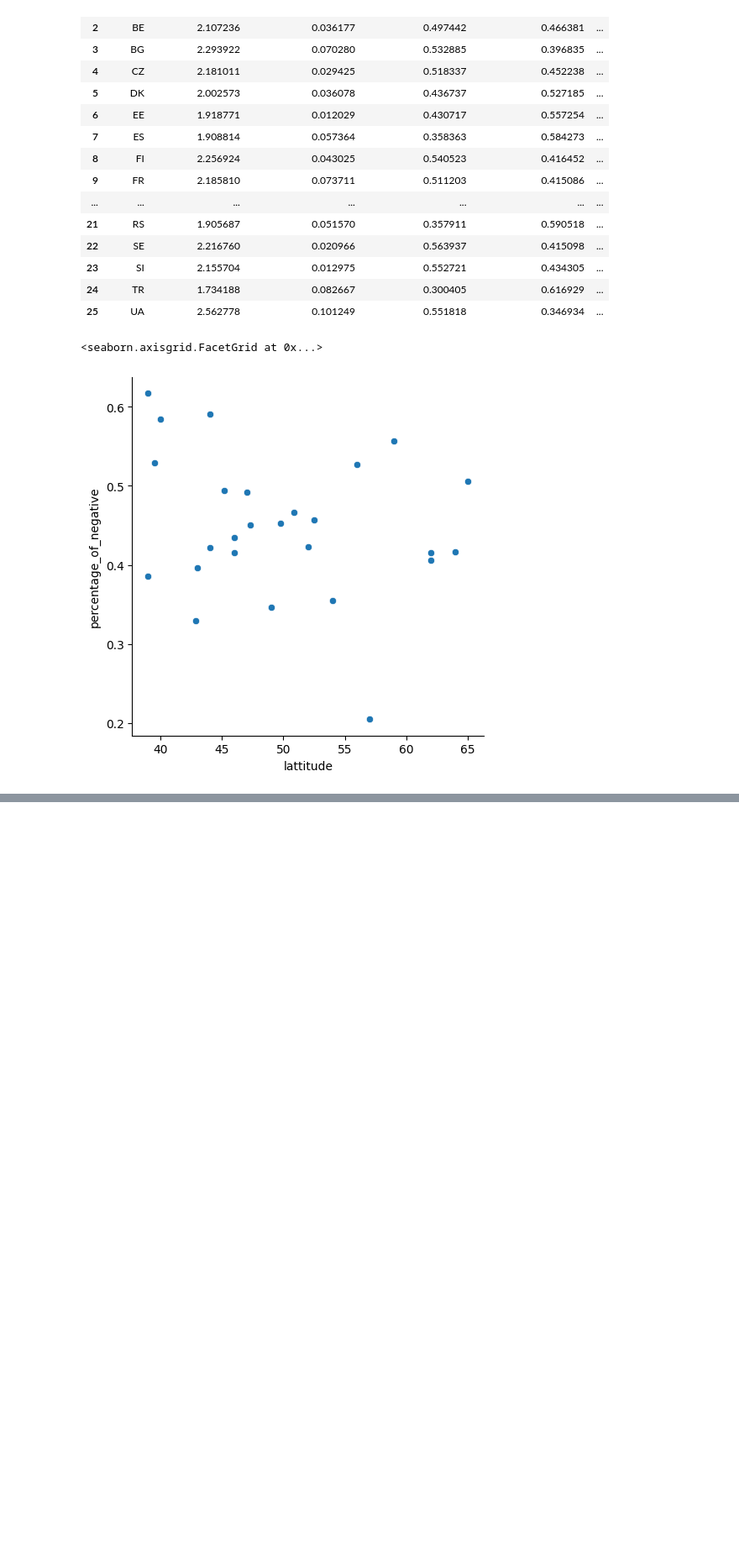
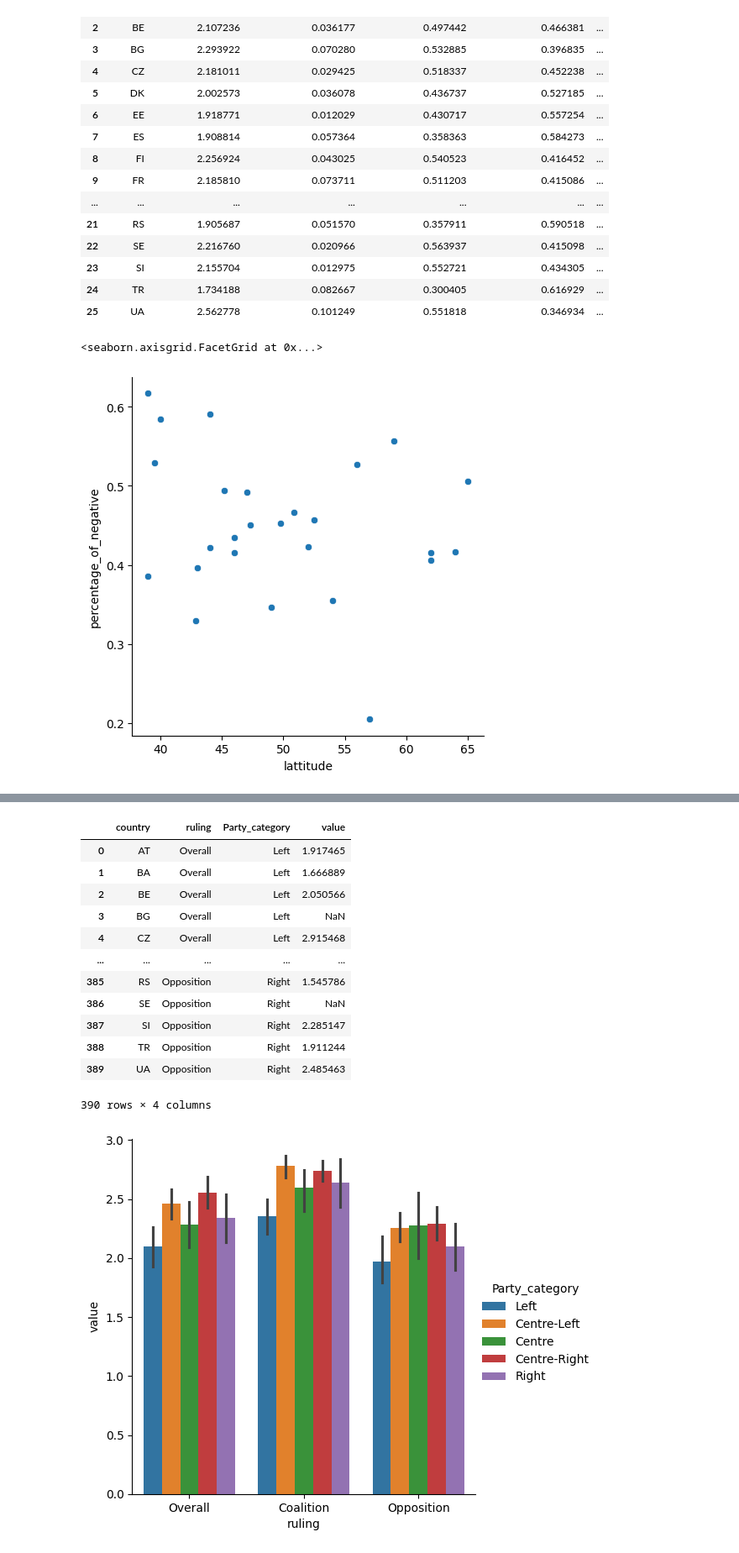
Before and after one commit to clarinsi/parlasent_analysis, a Jupyter notebook: 1_country_stats.ipynb, the cells around one changed output, grey strips where cells are left out. Shown: that part at 84% size. Drawn from its saved outputs; the diff is of its cells as text; code cells hidden in the pictures; blank space fills up the shorter version.

```diff
--- a/1_country_stats.ipynb
+++ b/1_country_stats.ipynb
@@ -130,0 +186,8 @@ sns.relplot(
+# %%
+gb1 = df.groupby(["country", "Party_category"]).agg({
+    "logits_pondered": "mean"
+})
+gb2 = df.groupby(["Party_status", "country", "Party_category"]).agg({
+    "logits_pondered": "mean"
+})
+gb2
@@ -130,0 +209,8 @@ sns.relplot(
+# %%
+main = gb1.reset_index().rename(columns={"logits_pondered": "Overall_mean"}
+).merge(gb2.loc["Coalition"].reset_index().rename(columns={
+    "logits_pondered": "Coalition_mean"
+}), how="left", on=["country", "Party_category"]).merge(gb2.loc["Opposition"].reset_index().rename(columns={
+    "logits_pondered": "Opposition_mean"
+}), how="left", on=["country", "Party_category"])
+main
@@ -130,0 +297,50 @@ sns.relplot(
+# %%
+p1 = main.pivot(
+    index="country",
+    columns= "Party_category",
+    values = "Overall_mean"
+)
+p1 = p1["Left Centre-Left Centre Centre-Right Right".split()]
+p1["ruling"] = "Overall"
+p2 = main.pivot(
+    index="country",
+    columns= "Party_category",
+    values = "Coalition_mean"
+)
+p2 = p2["Left Centre-Left Centre Centre-Right Right".split()]
+p2["ruling"] = "Coalition"
+p3 = main.pivot(
+    index="country",
+    columns= "Party_category",
+    values = "Opposition_mean"
+)
+p3 = p3["Left Centre-Left Centre Centre-Right Right".split()]
+p3["ruling"] = "Opposition"
+
+country_orientation = pd.concat([p1,p2, p3], axis=0).reset_index().melt(
+    id_vars=["country", "ruling"]
+)
+
+sns.catplot(
+    country_orientation,
+    x="ruling",
+    hue="Party_category",
+    y="value",
+    kind="bar"
+)
+country_orientation
+# %% [output]
+|  | country | ruling | Party_category | value |
+| 0 | AT | Overall | Left | 1.917465 |
+| 1 | BA | Overall | Left | 1.666889 |
+| 2 | BE | Overall | Left | 2.050566 |
+| 3 | BG | Overall | Left | NaN |
+| 4 | CZ | Overall | Left | 2.915468 |
+| ... | ... | ... | ... | ... |
+| 385 | RS | Opposition | Right | 1.545786 |
+| 386 | SE | Opposition | Right | NaN |
+| 387 | SI | Opposition | Right | 2.285147 |
+| 388 | TR | Opposition | Right | 1.911244 |
+| 389 | UA | Opposition | Right | 2.485463 |
+390 rows × 4 columns
+[figure, added]
```
Also changed, not shown: parts of 8 cells of this notebook, 2 other files.
